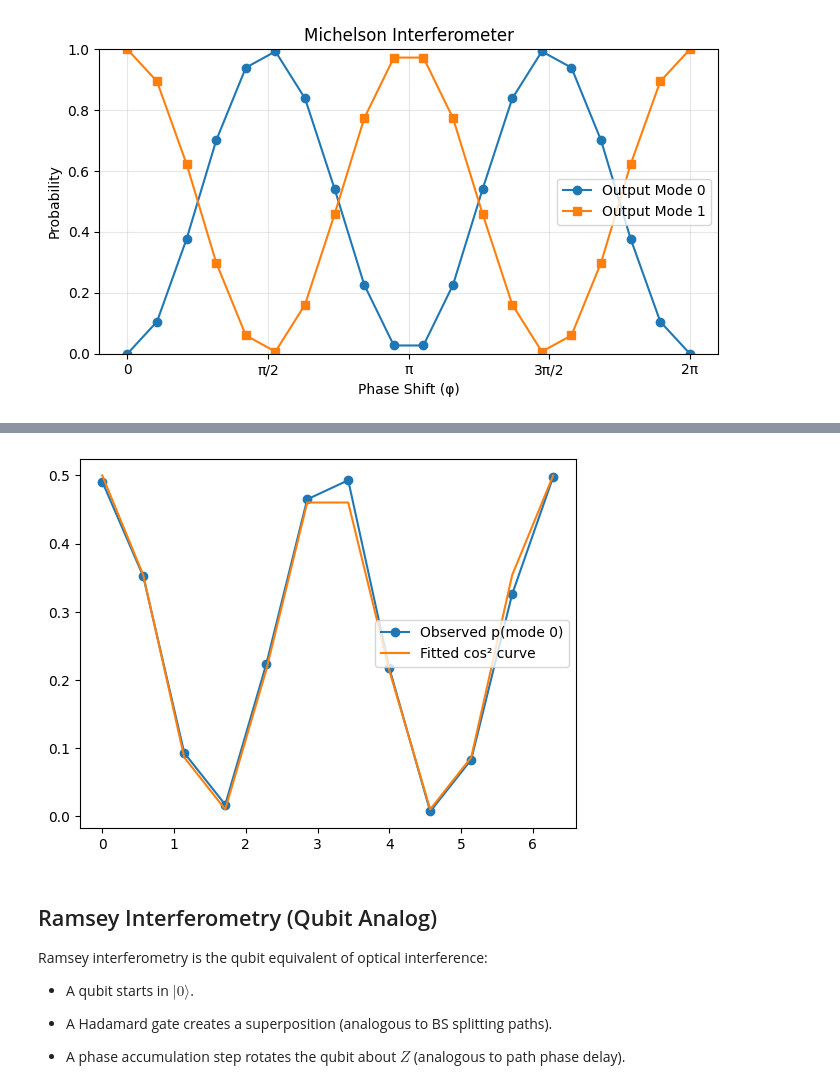
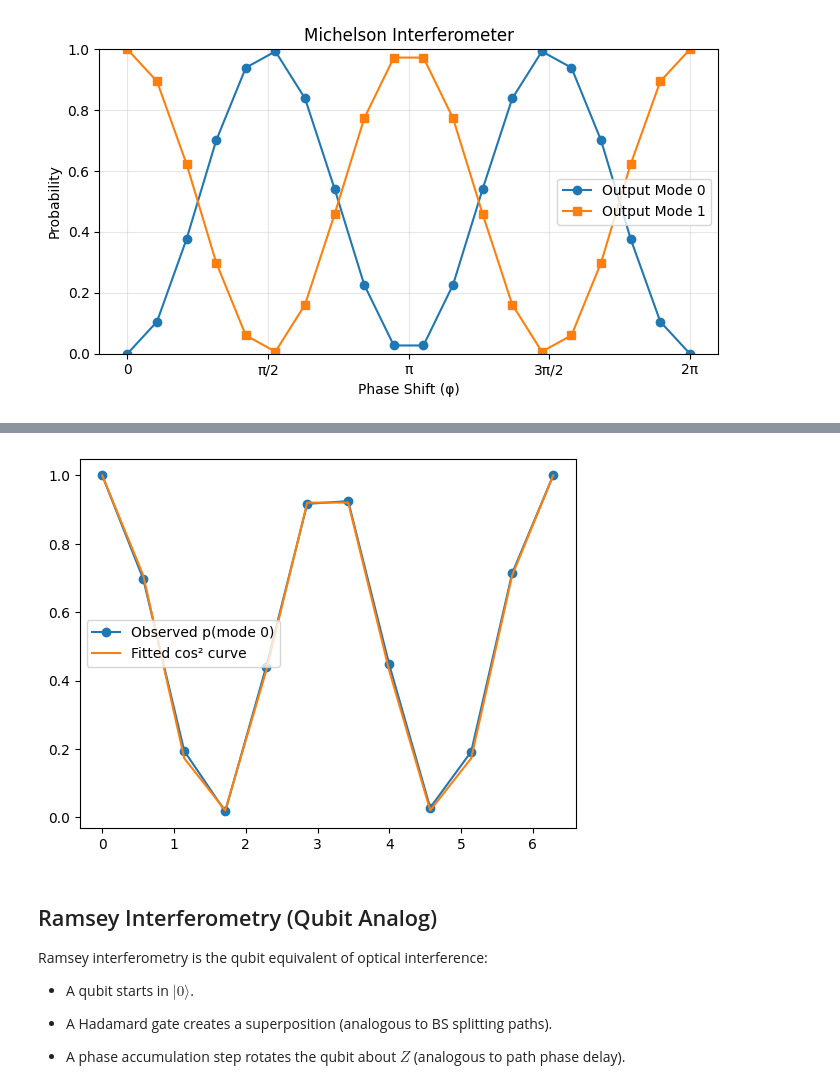
Before and after one commit to ismail-mehmood/quantum_nnl_project, a Jupyter notebook: notebooks/extension/extension.ipynb, the cells around one changed output, grey strips where cells are left out. Drawn from its saved outputs; the diff is of its cells as text; code cells hidden in the pictures.

```diff
--- a/notebooks/extension/extension.ipynb
+++ b/notebooks/extension/extension.ipynb
@@ -88,11 +88,11 @@ plot_fringe(phases=qphases, results=qresults, title="Quantum Circuit - Michelson
 # %%
 qphases, qprobs = michelson_circuit(intervals=12)
 plt.plot(qphases, [p[0] for p in qprobs], 'o-', label='Observed p(mode 0)')
-plt.plot(qphases, cos2_model(qphases, freq=1.0, phase_shift=0.0, amplitude=0.5), label='Fitted cos² curve')
+plt.plot(qphases, cos2_model(qphases, freq=1.0, phase_shift=0.0, amplitude=1.0), label='Fitted cos² curve')
 plt.legend()
 plt.show()
 # %% [output]
-[figure, old version]
+[figure, new version]
 # %% [markdown]
 ## Ramsey Interferometry (Qubit Analog)
 
```
Also changed, not shown: parts of 7 cells of this notebook, 1 other file.
